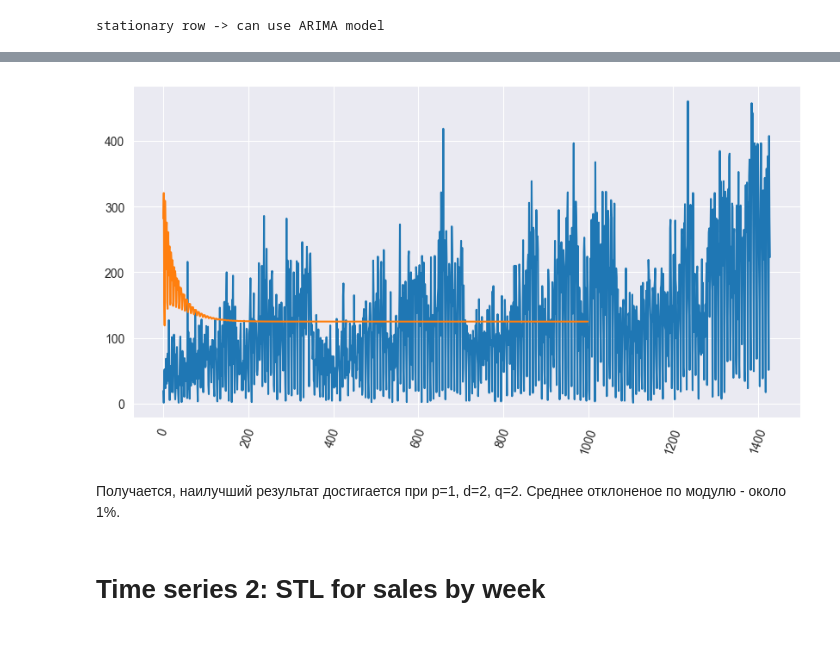
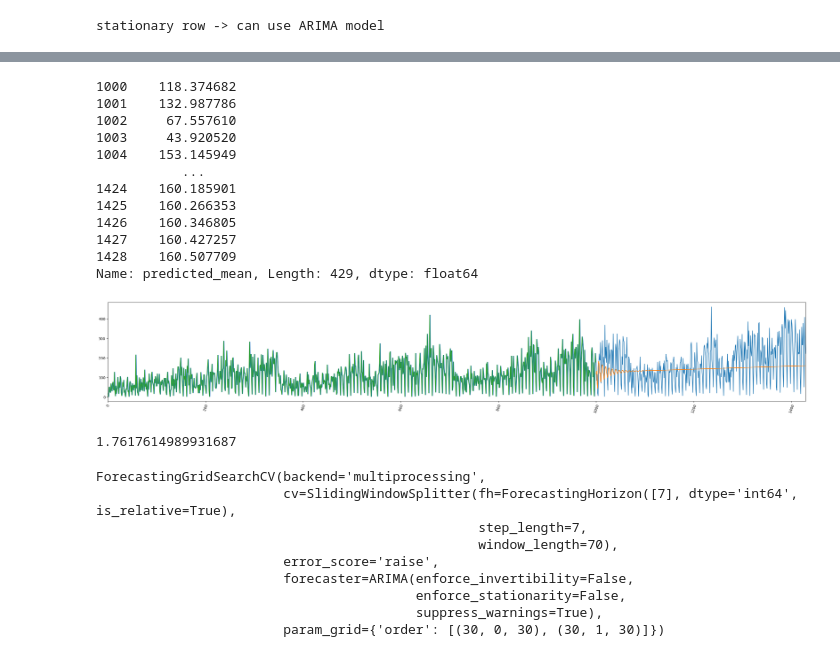
Before and after one commit to chagrygoris/retail_forecasts, a Jupyter notebook: Online_Sales-2.ipynb, the cells around one changed output, grey strips where cells are left out. Cells and saved outputs as stored; diff of their text form; code cells hidden in the pictures.

```diff
--- a/Online_Sales-2.ipynb
+++ b/Online_Sales-2.ipynb
@@ -426,13 +444,28 @@ plt.axhline(y=-0.25, color='green')
 # %%
-
-model = ARIMA(data, order=(7, 0, 5))
+import statsmodels as st
+model = st.tsa.arima.model.ARIMA(train, order=(7, 2, 5))
 model_fit = model.fit()
 # %%
-predictions = model_fit.forecast(steps=1000)
-plt.figure(figsize=(10, 5))
+predictions = model_fit.forecast(steps=test.size)
+print(predictions)
+plt.figure(figsize=(35, 5))
 plt.xticks(rotation=70)
-plt.plot(data.values)
-plt.plot(predictions.values)
+plt.plot(list(range(1, 1429+1)), data.values, label='true values')
+plt.xlim((0, 1429))
+plt.plot(predictions, label='forecasted')
+plt.plot(list(range(0, 1000)), train.values, label='fitted values')
 plt.show()
 # %% [output]
+1000    118.374682
+1001    132.987786
+1002     67.557610
+1003     43.920520
+1004    153.145949
+           ...
+1424    160.185901
+1425    160.266353
+1426    160.346805
+1427    160.427257
+1428    160.507709
+Name: predicted_mean, Length: 429, dtype: float64
-[figure, old version]
+[figure, new version]
@@ -466,4 +471,0 @@ print(best_pdq)
-# %% [markdown]
-Получается, наилучший результат достигается при p=1, d=2, q=2. Среднее отклоненое по модулю - около 1%.
-# %% [markdown]
-# Time series 2: STL for sales by week
@@ -493,0 +472,5 @@ plt.show()
+# %%
+from sklearn.metrics import mean_absolute_percentage_error
+print(mean_absolute_percentage_error(test, predictions))
+# %% [output]
+1.7617614989931687
@@ -493,0 +498,20 @@ plt.show()
+# %%
+grid_searcher = ForecastingGridSearchCV(
+    forecaster=forecaster,
+    cv=cv,
+    param_grid=param_grid,
+    error_score='raise',
+    backend="multiprocessing"
+)
+
+grid_searcher.fit(train.asfreq("D").fillna(0))
+# %% [output]
+ForecastingGridSearchCV(backend='multiprocessing',
+                        cv=SlidingWindowSplitter(fh=ForecastingHorizon([7], dtype='int64', is_relative=True),
+                                                 step_length=7,
+                                                 window_length=70),
+                        error_score='raise',
+                        forecaster=ARIMA(enforce_invertibility=False,
+                                         enforce_stationarity=False,
+                                         suppress_warnings=True),
+                        param_grid={'order': [(30, 0, 30), (30, 1, 30)]})
```
Also changed, not shown: parts of 25 cells of this notebook.
